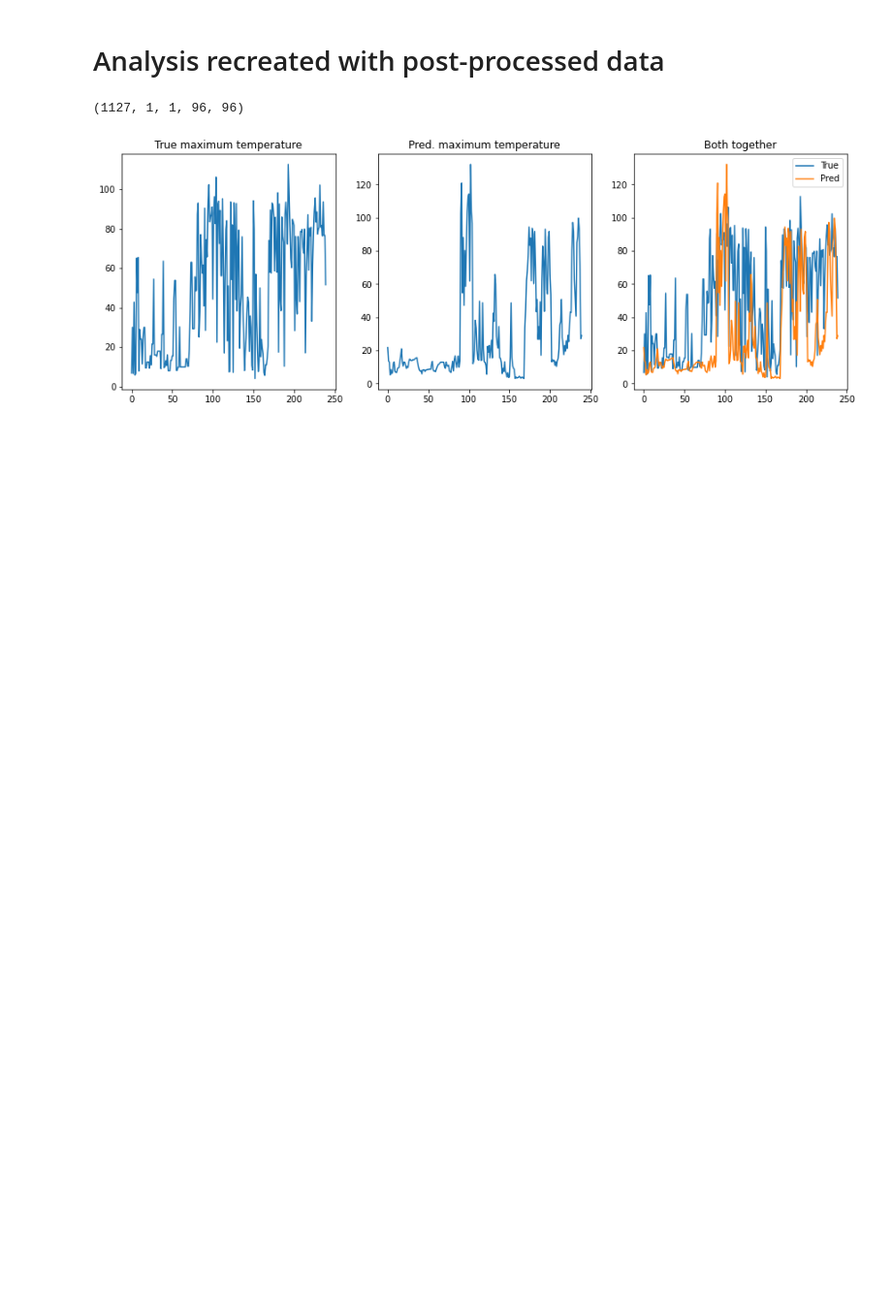
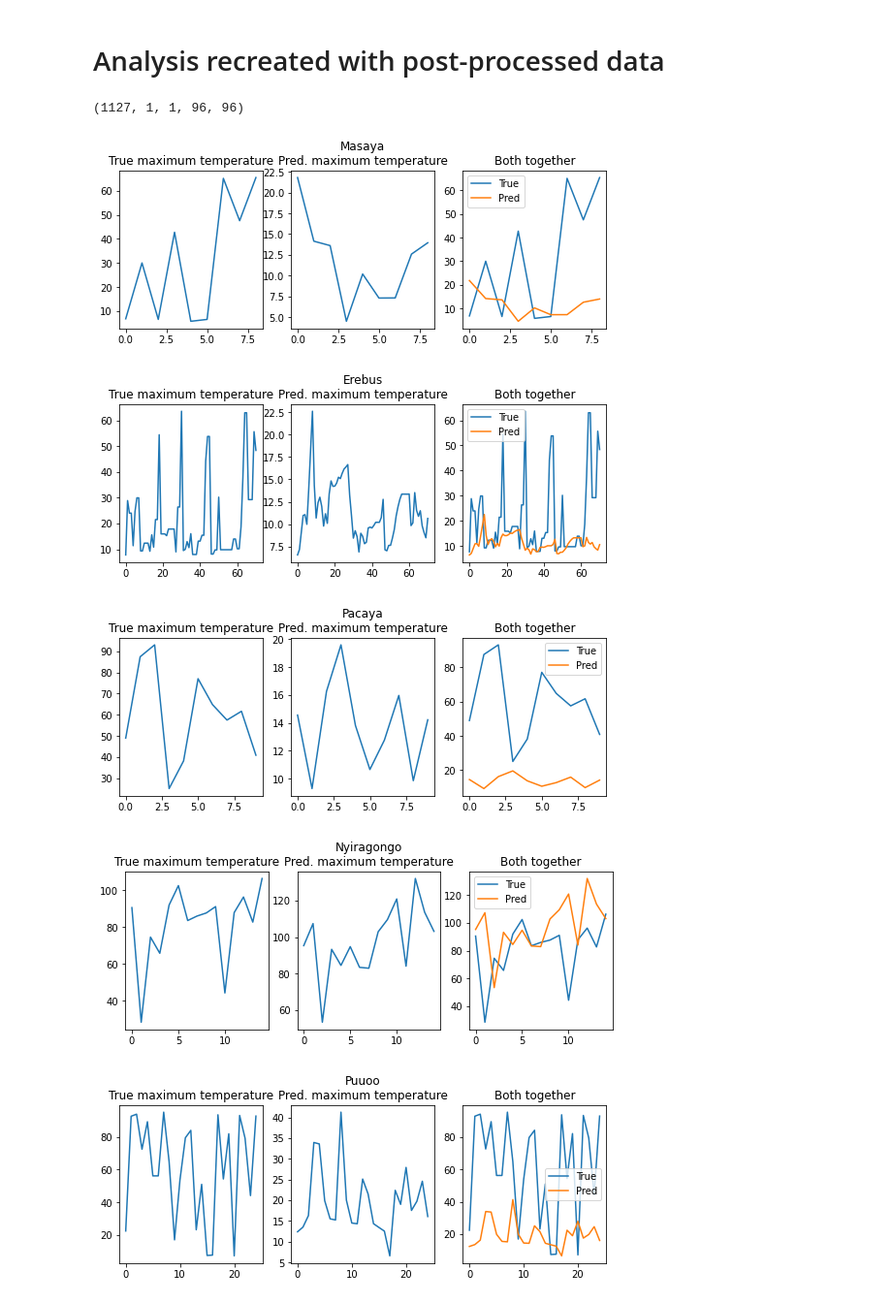
Before and after one commit to jdiaz4302/VolcanoesIR, a Jupyter notebook: 999_Analyze_Results.ipynb, the cells around one changed output. Shown at 97% size. Drawn from its saved outputs; the diff is of its cells as text; code cells hidden in the pictures; blank space fills up the shorter version.

```diff
--- a/999_Analyze_Results.ipynb
+++ b/999_Analyze_Results.ipynb
@@ -2,8 +2,10 @@
 import numpy as np
 import matplotlib.pyplot as plt
 %matplotlib inline
+import matplotlib as mpl
+mpl.rc('image', cmap='gist_gray')
 # %%
-valid_pred = "Organized_Outputs/3_Level2_Data/ConvLSTM_Dims/ConvTimeAwareLSTM/valid_prediction0.1 (4).npy"
-valid_true = "Organized_Outputs/3_Level2_Data/ConvLSTM_Dims/ConvTimeAwareLSTM/valid_truth0.1 (4).npy"
-train_pred = "Organized_Outputs/3_Level2_Data/ConvLSTM_Dims/ConvTimeAwareLSTM/train_prediction0.1 (4).npy"
-train_true = "Organized_Outputs/3_Level2_Data/ConvLSTM_Dims/ConvTimeAwareLSTM/train_truth0.1 (4).npy"
+valid_pred = "Organized_Outputs/3_Level2_Data/ConvLSTM_Dims/ConvLSTM/valid_prediction0.1 (3).npy"
+valid_true = "Organized_Outputs/3_Level2_Data/ConvLSTM_Dims/ConvLSTM/valid_truth0.1 (3).npy"
+train_pred = "Organized_Outputs/3_Level2_Data/ConvLSTM_Dims/ConvLSTM/train_prediction0.1 (3).npy"
+train_true = "Organized_Outputs/3_Level2_Data/ConvLSTM_Dims/ConvLSTM/train_truth0.1 (3).npy"
@@ -35,14 +51,14 @@ b = plt.hist(preds.flatten(), bins = 100,
 # View some of the validation set images
 # %%
 for i in range(10):
-    i = np.random.choice(len(preds))
+    i = np.random.choice(len(preds) - 1)
     f, axarr = plt.subplots(1,3)
     f.set_figheight(4)
     f.set_figwidth(12)
-    a = axarr[0].imshow(preds[i, 0, 0, :, :], cmap = 'gist_gray')
+    a = axarr[0].imshow(preds[i, 0, 0, :, :])
     f.colorbar(a, ax=axarr[0])
-    b = axarr[1].imshow(true[i, 0, 0, :, :], cmap = 'gist_gray')
+    b = axarr[1].imshow(true[i, 0, 0, :, :])
     f.colorbar(b, ax=axarr[1])
-    c = axarr[2].imshow(true[i, 0, 0, :, :] - preds[i+1, 0, 0, :, :], cmap = 'gist_gray')
+    c = axarr[2].imshow(true[i, 0, 0, :, :] - preds[i+1, 0, 0, :, :])
     f.colorbar(c, ax=axarr[2])
 # %% [output]
@@ -204,23 +228,30 @@ out = interp_a_values[pred_unique_indices].reshape(preds.shape)
 # %%
 # Maximum temperature - true
 max_T_ls = []
 for i in range(len(true)):
     max_T_ls.append(np.max(true[i]))
 # Maximum temperature - predicted
 max_T_ls2 = []
 for i in range(len(out)):
     max_T_ls2.append(np.max(out[i]))
 
-f, axarr = plt.subplots(1,3)
-f.set_figheight(5)
-f.set_figwidth(15)
-axarr[0].plot(max_T_ls)
-axarr[0].set_title('True maximum temperature')
-axarr[1].plot(max_T_ls2)
-axarr[1].set_title('Pred. maximum temperature')
-axarr[2].plot(max_T_ls, label = 'True')
-axarr[2].plot(max_T_ls2, label = 'Pred')
-axarr[2].legend()
-axarr[2].set_title('Both together');
+last_break = 0
+for breaks in breakpoints:
+    f, axarr = plt.subplots(1,3)
+    f.set_figheight(3)
+    f.set_figwidth(9)
+    axarr[0].plot(max_T_ls[last_break:breaks])
+    axarr[0].set_title('True maximum temperature')
+    axarr[1].plot(max_T_ls2[last_break:breaks])
+    axarr[1].set_title(volc_indicator[last_break] + '\nPred. maximum temperature')
+    axarr[2].plot(max_T_ls[last_break:breaks], label = 'True')
+    axarr[2].plot(max_T_ls2[last_break:breaks], label = 'Pred')
+    axarr[2].legend()
+    axarr[2].set_title('Both together');
+    last_break = breaks
 # %% [output]
-[figure, old version]
+[figure, new version]
+[figure, added]
+[figure, added]
+[figure, added]
+[figure, added]
```
Also changed, not shown: parts of 16 cells of this notebook.
